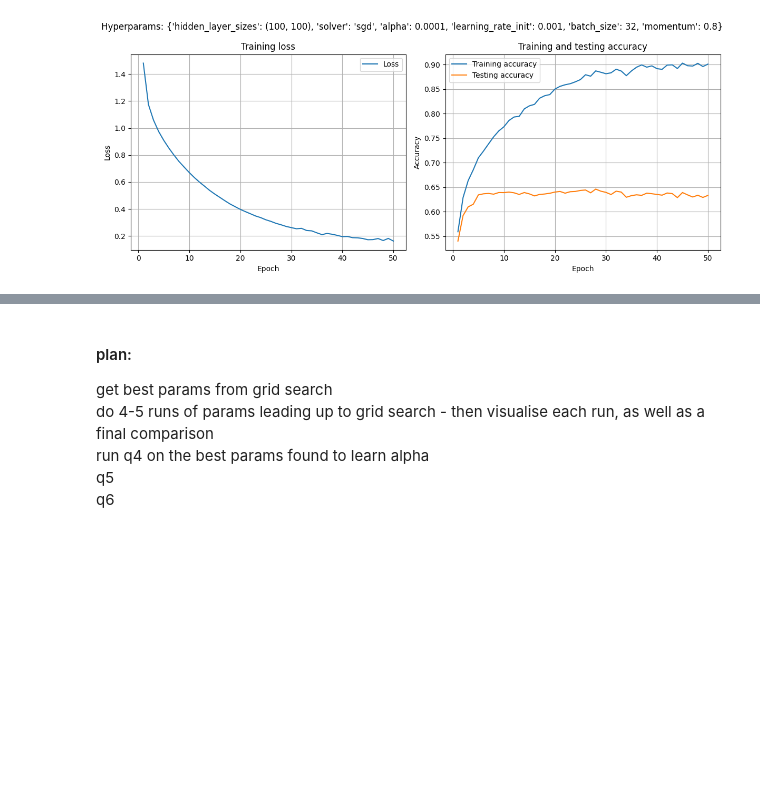
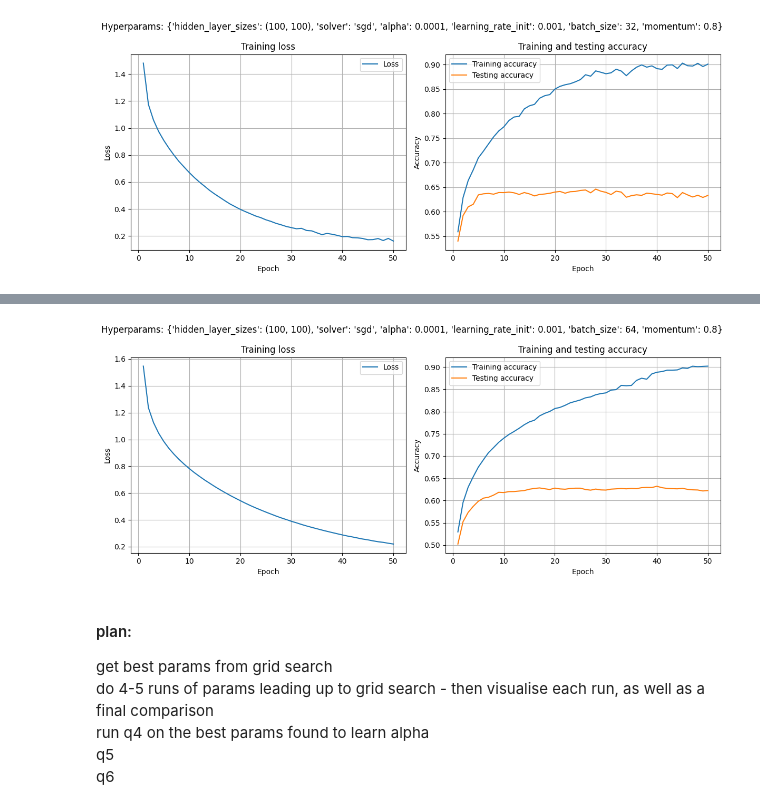
Before and after one commit to arjy143/CW-Earth-Classifier, a Jupyter notebook: coc131_cw_notebook.ipynb, the cells around one changed output, grey strips where cells are left out. Cells and saved outputs as stored; diff of their text form; code cells hidden in the pictures; blank space fills up the shorter version.

```diff
--- a/coc131_cw_notebook.ipynb
+++ b/coc131_cw_notebook.ipynb
@@ -145,0 +198,16 @@ Fitting 5 folds for each of 12 candidates, totalling 60 fits
+# %%
+hyperparam = {
+            'hidden_layer_sizes': (100, 100),
+            'solver'           : 'sgd',
+            'alpha'            : 1e-4,
+            'learning_rate_init': 1e-3,
+            'batch_size'       : 64,
+            'momentum': 0.8,
+            'max_iter'         : 50
+            }
+
+classifier, loss, train_acc, test_acc = coc131.q3(hyperparam=hyperparam)
+print(classifier)
+print(loss)
+print(train_acc)
+print(test_acc)
@@ -146,3 +220,7 @@ Fitting 5 folds for each of 12 candidates, totalling 60 fits
+# %%
+plot_loss_accuracies_graph(loss, train_acc, test_acc, hyperparam)
+# %% [output]
+[figure, added]
 # %% [markdown]
 #### plan:
 get best params from grid search
```
Also changed, not shown: parts of 12 cells of this notebook, 1 other file.
